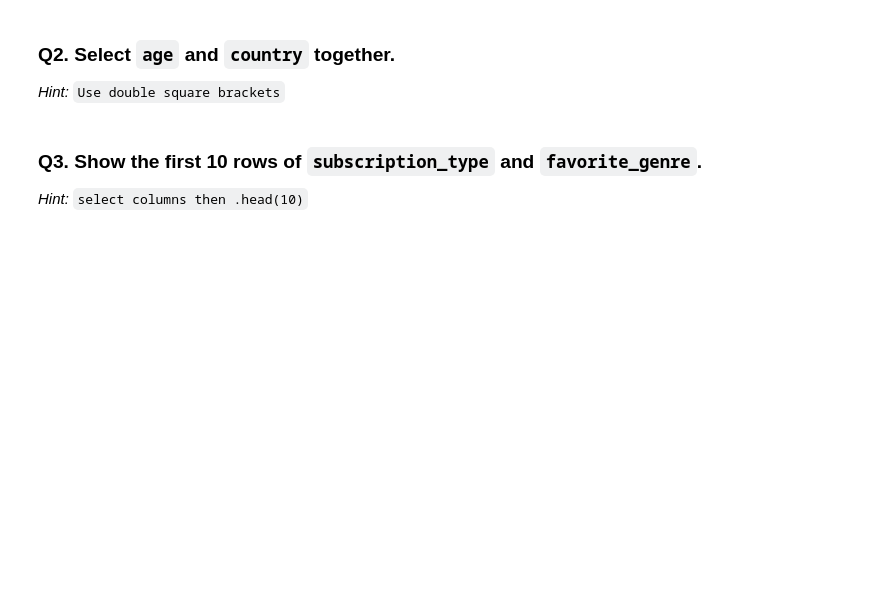
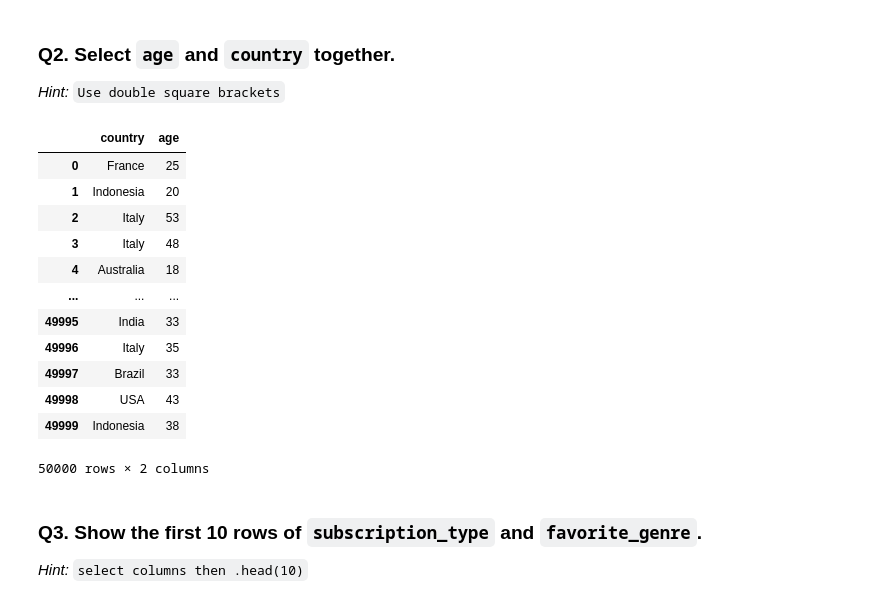
Before and after one commit to shiva3994/Python, a Jupyter notebook: Spotify_User_Behv/Day02_Selecting_Columns_and_Rows_indexing_loc__PRACTICE.ipynb, the cells around one changed output. Cells and saved outputs as stored; diff of their text form; code cells hidden in the pictures; blank space fills up the shorter version.

```diff
--- a/Spotify_User_Behv/Day02_Selecting_Columns_and_Rows_indexing_loc__PRACTICE.ipynb
+++ b/Spotify_User_Behv/Day02_Selecting_Columns_and_Rows_indexing_loc__PRACTICE.ipynb
@@ -31,6 +66,22 @@ df = pd.read_csv("spotify_user_behv.csv")
 ### Q2. Select `age` and `country` together.
 
 *Hint:* `Use double square brackets`
+# %%
+df[['country','age']]
+# %% [output]
+|  | country | age |
+| 0 | France | 25 |
+| 1 | Indonesia | 20 |
+| 2 | Italy | 53 |
+| 3 | Italy | 48 |
+| 4 | Australia | 18 |
+| ... | ... | ... |
+| 49995 | India | 33 |
+| 49996 | Italy | 35 |
+| 49997 | Brazil | 33 |
+| 49998 | USA | 43 |
+| 49999 | Indonesia | 38 |
+50000 rows × 2 columns
 # %% [markdown]
 ### Q3. Show the first 10 rows of `subscription_type` and `favorite_genre`.
 
```
Also changed, not shown: parts of 5 cells of this notebook, 1 other file.
